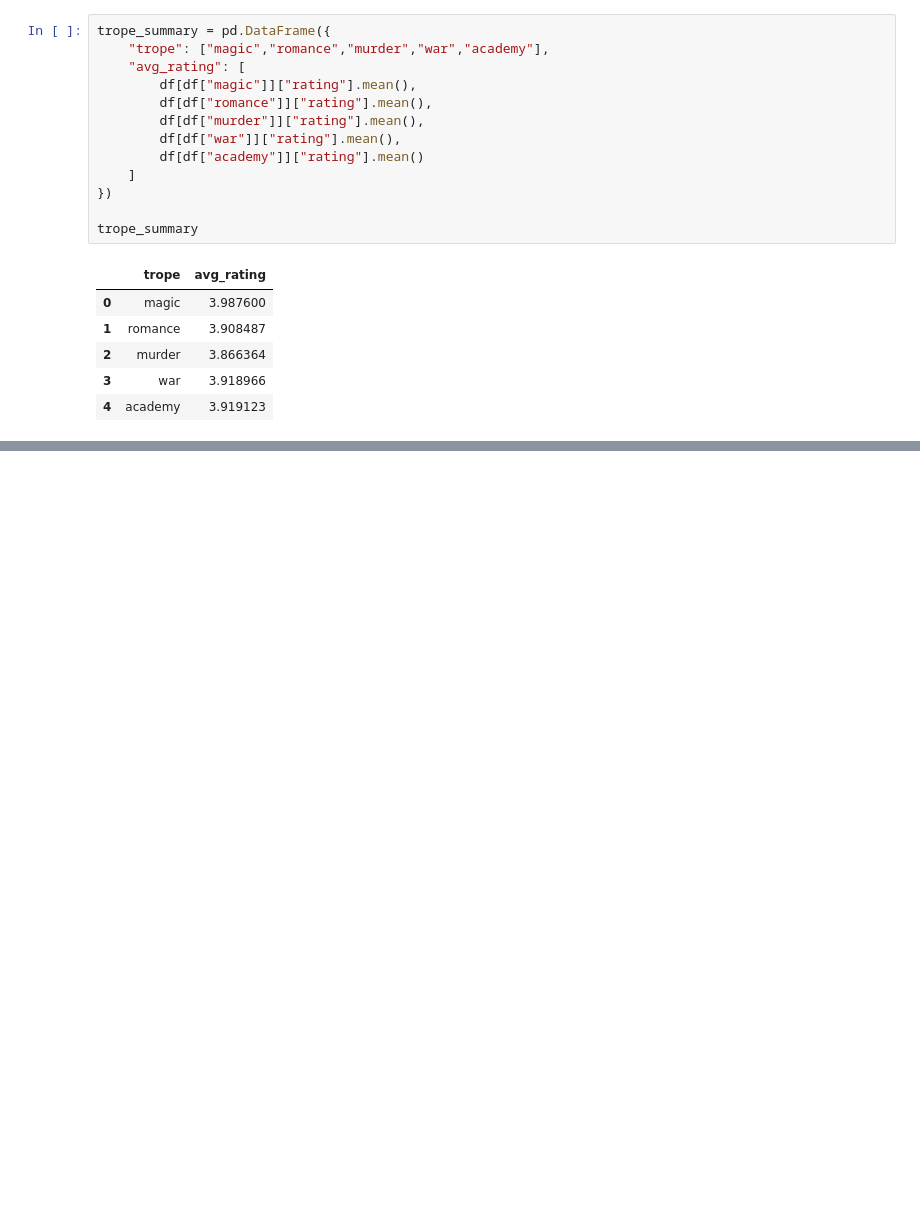
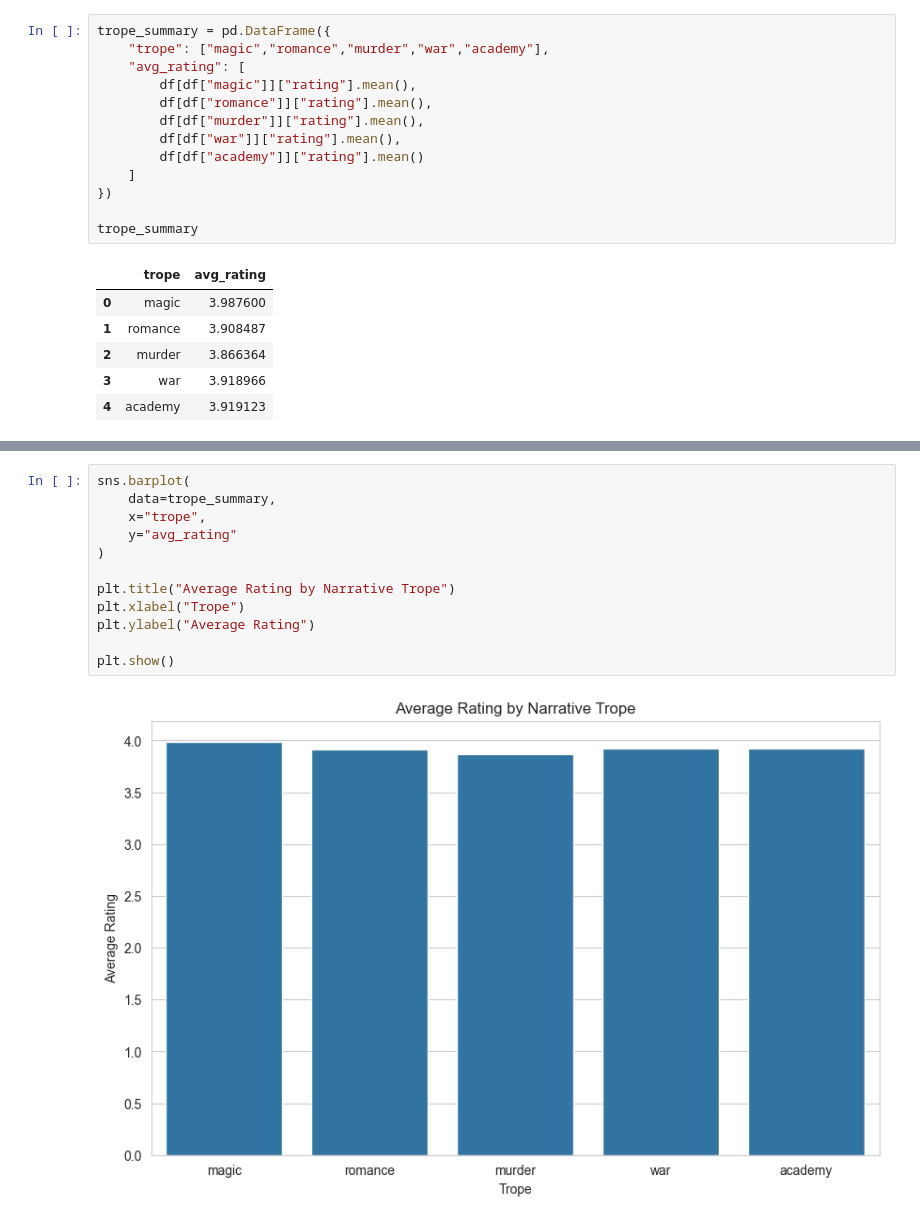
Before and after one commit to ullasunangell/What-Drives-Book-Popularity-Goodreads-Data-Analysis, a Jupyter notebook: notebook/book_tropes_analysis.ipynb, the cells around one changed output, grey strips where cells are left out. Saved outputs shown, nothing was run; the diff lists cells and outputs as text; blank space fills up the shorter version.

```diff
--- a/notebook/book_tropes_analysis.ipynb
+++ b/notebook/book_tropes_analysis.ipynb
@@ -183,0 +207,14 @@ plt.show()
+# %%
+sns.barplot(
+    data=trope_summary,
+    x="trope",
+    y="avg_rating"
+)
+
+plt.title("Average Rating by Narrative Trope")
+plt.xlabel("Trope")
+plt.ylabel("Average Rating")
+
+plt.show()
+# %% [output]
+[figure, added]
```
Also changed, not shown: parts of 23 cells of this notebook, 1 other file.
